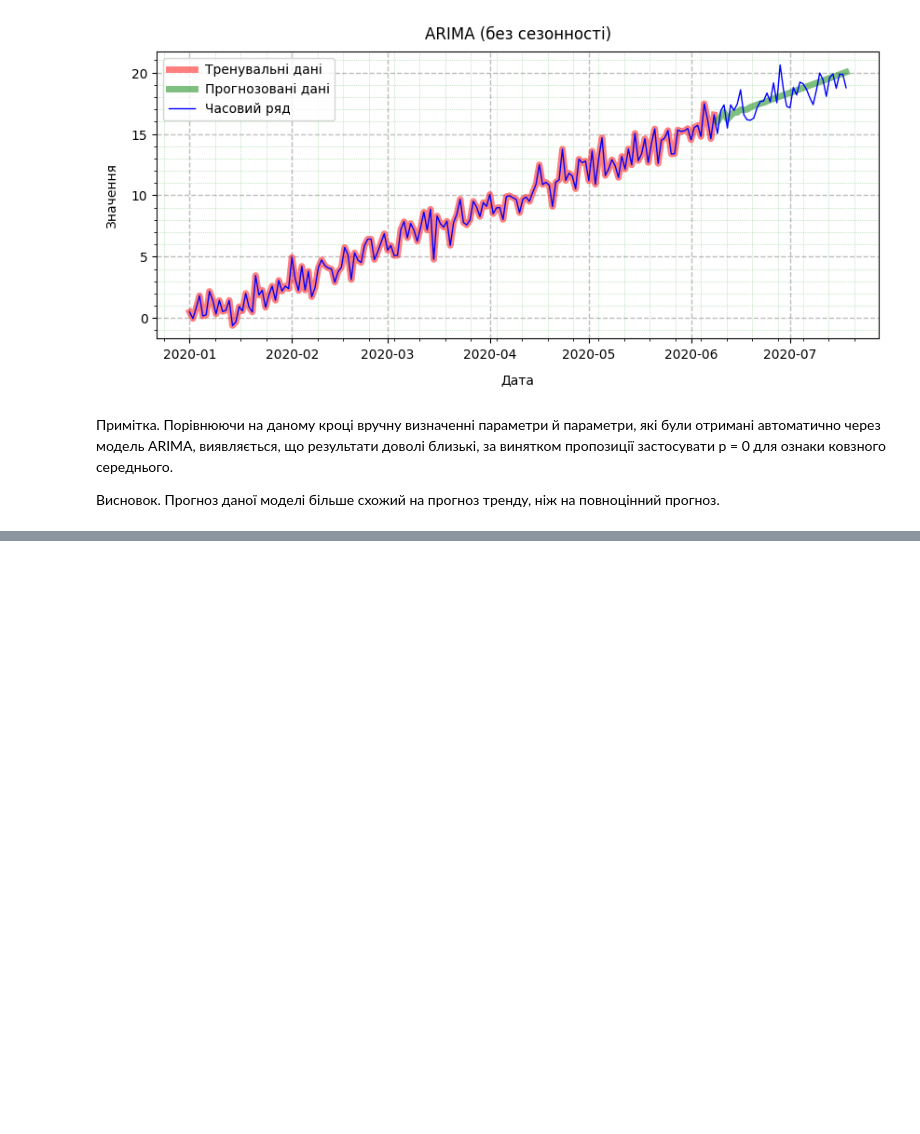
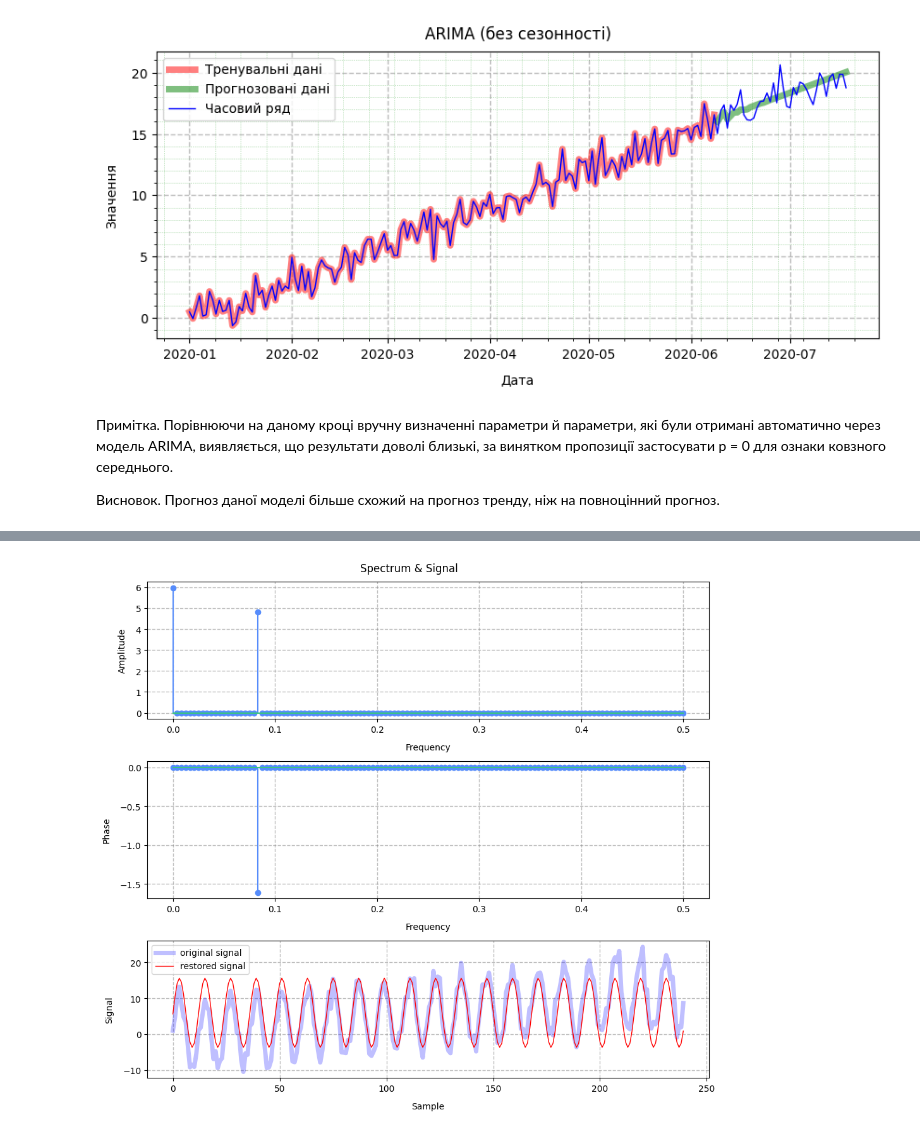
Before and after one commit to BogdanPinchuk/DataScience-PBY_HW16, a Jupyter notebook: Bohdan_Pinchuk_DS_HW16.ipynb, the cells around one changed output, grey strips where cells are left out. Drawn from its saved outputs; the diff is of its cells as text; code cells hidden in the pictures; blank space fills up the shorter version.

```diff
--- a/Bohdan_Pinchuk_DS_HW16.ipynb
+++ b/Bohdan_Pinchuk_DS_HW16.ipynb
@@ -865,0 +938,49 @@ plt.show()
+# %%
+# Graphic results
+
+import matplotlib.pyplot as plt
+
+# Input data
+
+# Solution
+_, axes = plt.subplots(3, 1, figsize=(10, 9))
+
+# Amplitude
+ax = axes[0]
+# ax.stem(frequencies, amplitudes)
+ax.stem(frequencies, changed_amplitudes)
+ax.grid(axis='both', visible=True, which='major', ls='--', linewidth=1.0, color='tab:gray')
+# ax.minorticks_on()
+# ax.grid(axis='both', visible=True, which='minor', ls=':', linewidth=0.5, color='tab:green')
+ax.set_ylabel(f"Amplitude", labelpad=10, loc='center', color='black')
+# Frequency
+ax.set_xlabel("Frequency", labelpad=10, loc='center', color='black')
+
+# Phase
+ax = axes[1]
+# ax.stem(frequencies, phases)
+ax.stem(frequencies, changed_phases)
+ax.grid(axis='both', visible=True, which='major', ls='--', linewidth=1.0, color='tab:gray')
+# ax.minorticks_on()
+# ax.grid(axis='both', visible=True, which='minor', ls=':', linewidth=0.5, color='tab:green')
+ax.set_ylabel(f"Phase", labelpad=10, loc='center', color='black')
+# Frequency
+ax.set_xlabel("Frequency", labelpad=10, loc='center', color='black')
+
+# Signal
+ax = axes[2]
+ax.plot(original_array, color="blue", linewidth=5.0, alpha=0.25, label="original signal")
+ax.plot(recovered_array, color="red", linewidth=1.0, label="restored signal")
+ax.grid(axis='both', visible=True, which='major', ls='--', linewidth=1.0, color='tab:gray')
+# ax.minorticks_on()
+# ax.grid(axis='both', visible=True, which='minor', ls=':', linewidth=0.5, color='tab:green')
+ax.set_ylabel(f"Signal", labelpad=10, loc='center', color='black')
+ax.set_xlabel("Sample", labelpad=10, loc='center', color='black')
+ax.legend()
+
+plt.suptitle(f"Spectrum & Signal")
+
+plt.tight_layout()
+plt.show()
+# %% [output]
+[figure, added]
```
Also changed, not shown: parts of 4 cells of this notebook, 2 other files.
